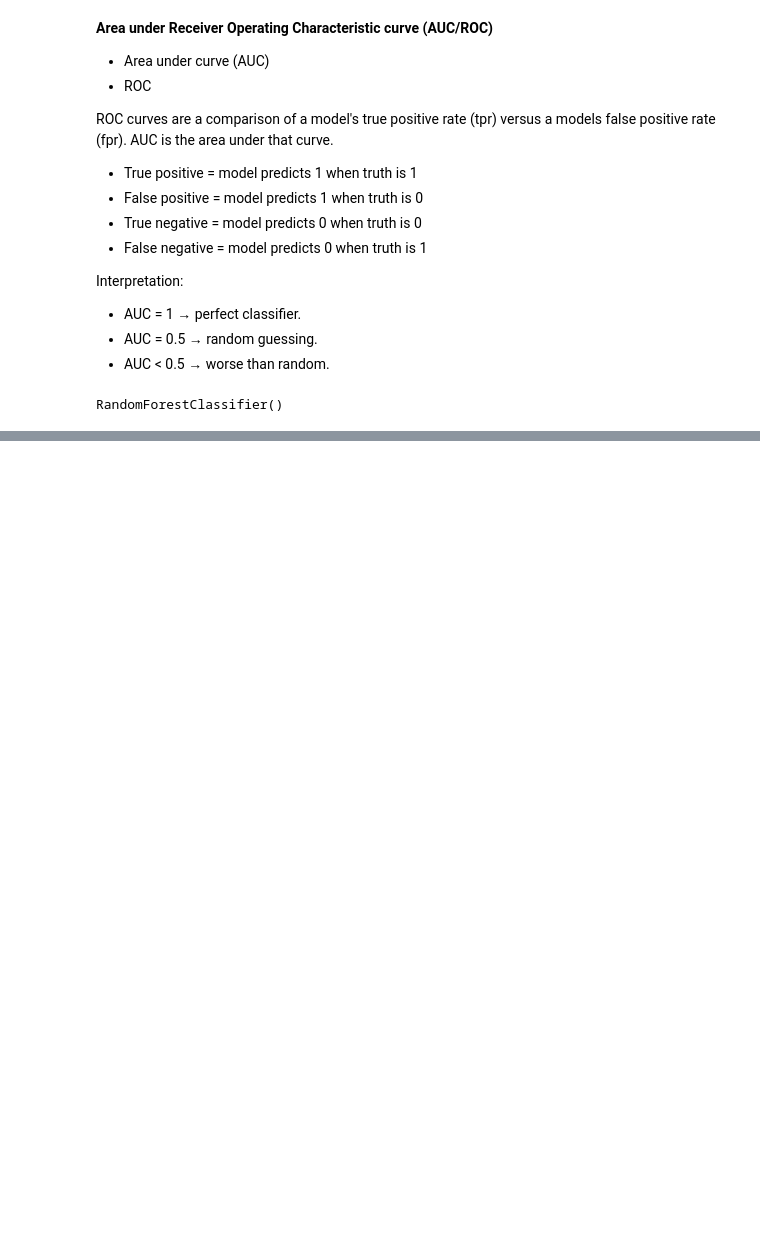
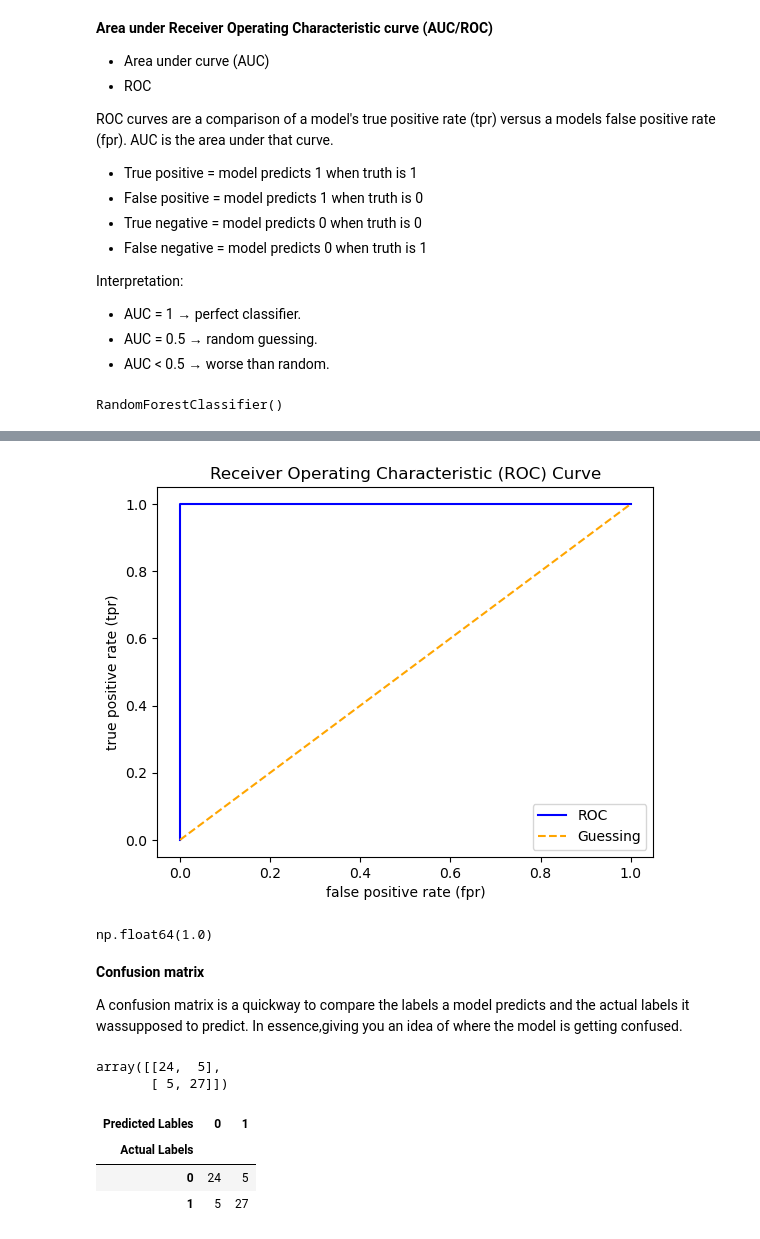
Before and after one commit to harishthampi/MachineLearningMaster, a Jupyter notebook: Scikit-Learn/Scikit-learn.ipynb, the cells around one changed output, grey strips where cells are left out. Cells and saved outputs as stored; diff of their text form; code cells hidden in the pictures; blank space fills up the shorter version.

```diff
--- a/Scikit-Learn/Scikit-learn.ipynb
+++ b/Scikit-Learn/Scikit-learn.ipynb
@@ -1105,0 +1135,35 @@ array([0.        , 0.03448276, 0.10344828, 0.10344828, 0.13793103,
+# %%
+# Plot a perfect rock curve
+fpr,tpr,thresholds = roc_curve(y_test,y_test)
+plot_roc_curve(fpr,tpr)
+# %% [output]
+[figure, added]
+# %%
+# Perfect AUC score (Maximum score)
+roc_auc_score(y_test,y_test)
+# %% [output]
+np.float64(1.0)
+# %% [markdown]
+**Confusion matrix**
+
+A confusion matrix is a quickway to compare the labels a model predicts and the actual labels it wassupposed to predict.
+In essence,giving you an idea of where the model is getting confused.
+# %%
+from sklearn.metrics import confusion_matrix
+y_preds = model.predict(X_test)
+confusion_matrix(y_test,y_preds)
+# %% [output]
+array([[24,  5],
+       [ 5, 27]])
+# %%
+# Vizualize confusion matrix with pd.crosstab()
+
+pd.crosstab(y_test,
+           y_preds,
+           rownames=["Actual Labels"],
+           colnames=["Predicted Lables"])
+# %% [output]
+| Predicted Lables | 0 | 1 |
+| Actual Labels |  |  |
+| 0 | 24 | 5 |
+| 1 | 5 | 27 |
```
Also changed, not shown: parts of 100 cells of this notebook, 2 other files.
